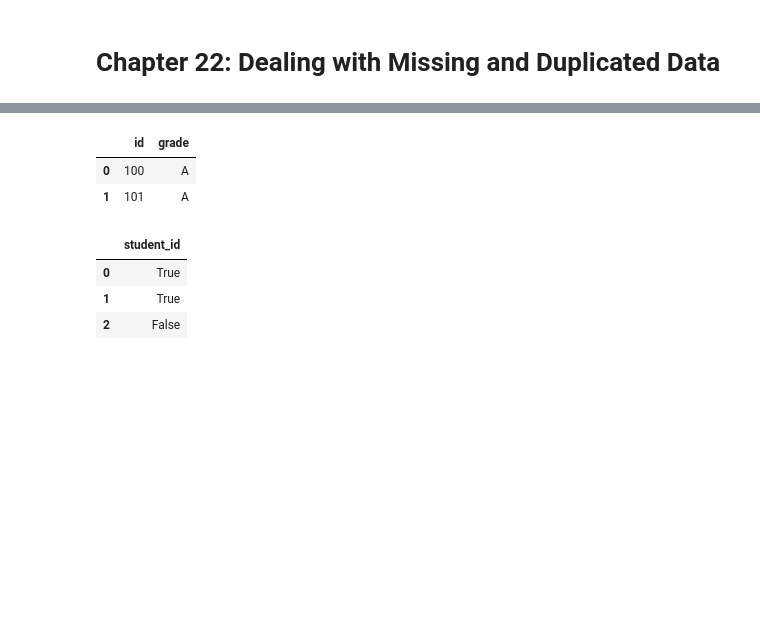
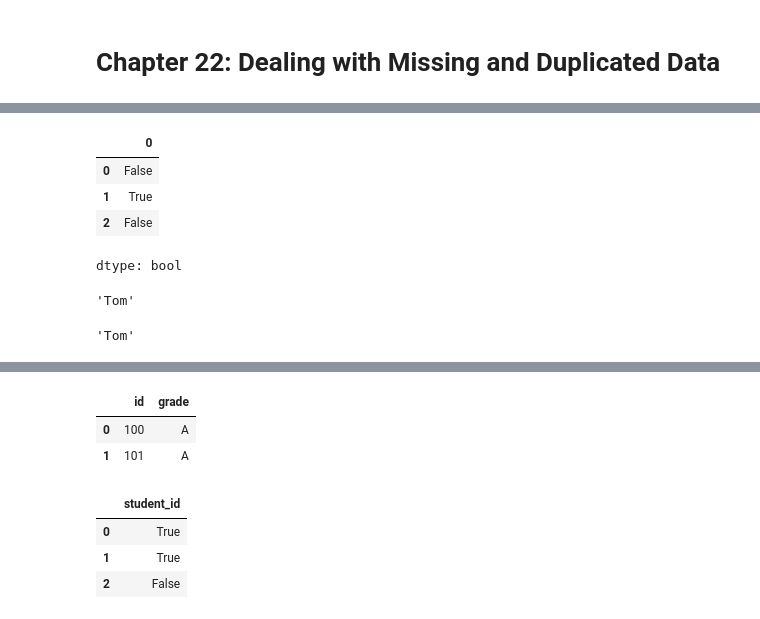
Before and after one commit to stevechengnyc/effective-pandas, a Jupyter notebook: 22-dealing-with-missing-and-duplicated-data.ipynb, the cells around one changed output, grey strips where cells are left out. Drawn from its saved outputs; the diff is of its cells as text; code cells hidden in the pictures; blank space fills up the shorter version.

```diff
--- a/22-dealing-with-missing-and-duplicated-data.ipynb
+++ b/22-dealing-with-missing-and-duplicated-data.ipynb
@@ -17,0 +23,16 @@ df
+# %%
+(df['name'].str.startswith('S')) & (df.student_id %2)
+# %% [output]
+|  | 0 |
+| 0 | False |
+| 1 | True |
+| 2 | False |
+dtype: bool
+# %%
+df.loc[0,'name']
+# %% [output]
+'Tom'
+# %%
+df.loc[0]['name']
+# %% [output]
+'Tom'
```
Also changed, not shown: parts of 6 cells of this notebook.
